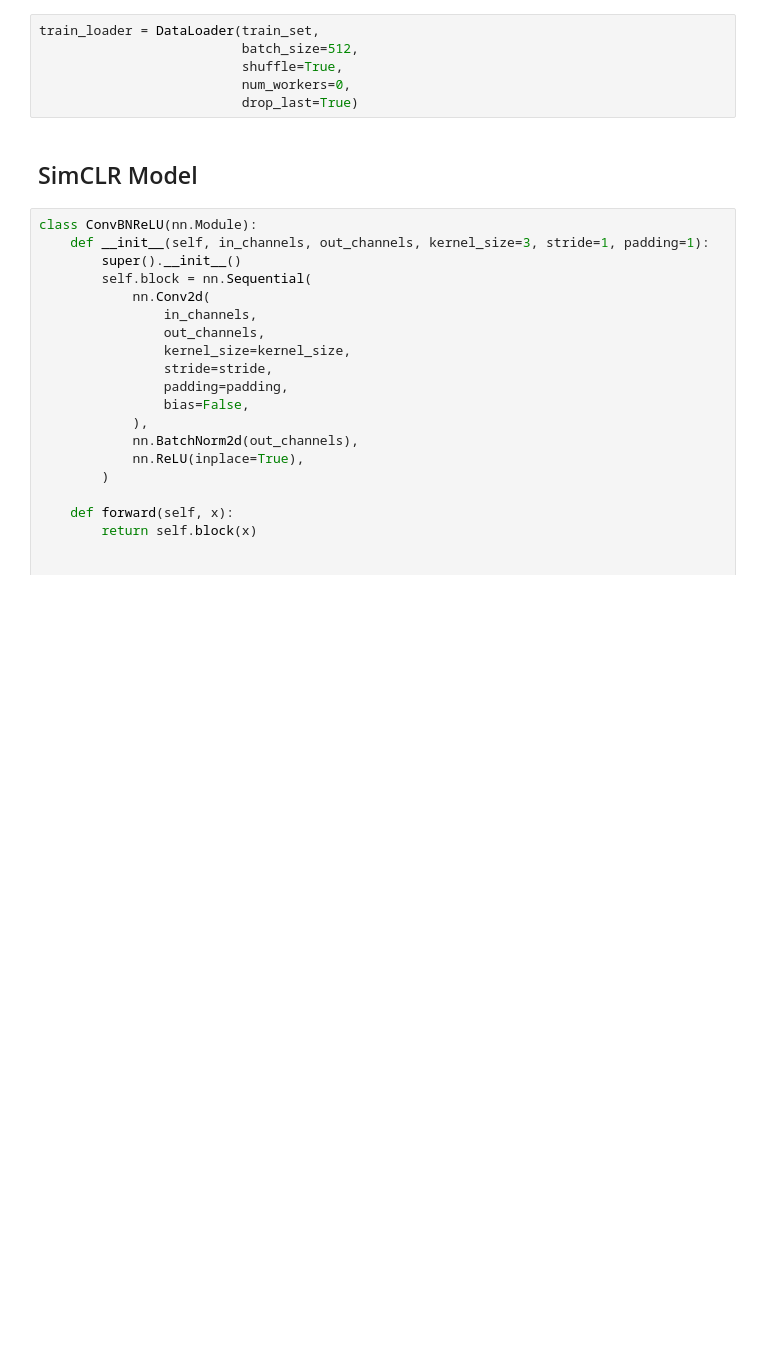
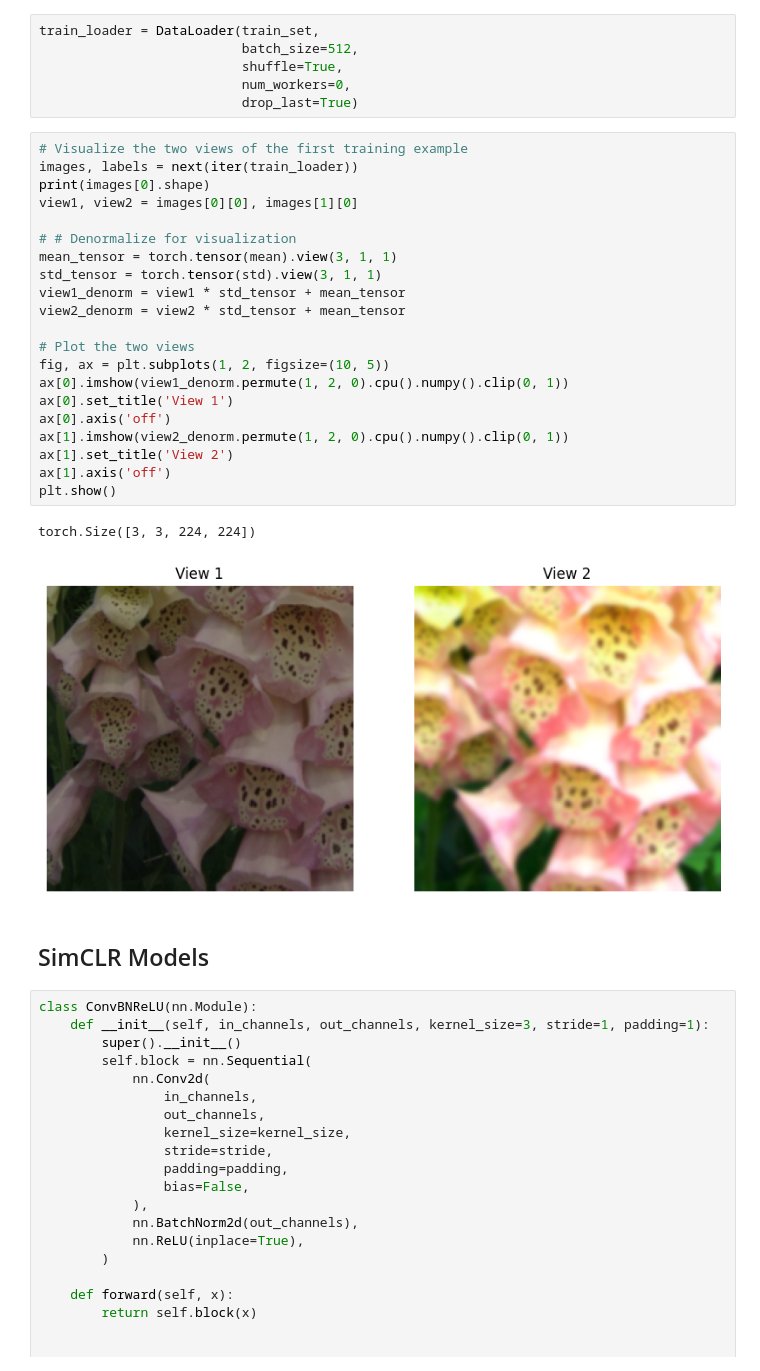
Before and after one commit to zbalkhy/EEC289, a Jupyter notebook: hw3/hw3.ipynb, the cells around one changed output. Saved outputs shown, nothing was run; the diff lists cells and outputs as text; blank space fills up the shorter version.

```diff
--- a/hw3/hw3.ipynb
+++ b/hw3/hw3.ipynb
@@ -278,8 +283,32 @@ train_loader = DataLoader(train_set,
                           shuffle=True,
                           num_workers=0,
                           drop_last=True)
+# %%
+# Visualize the two views of the first training example
+images, labels = next(iter(train_loader))
+print(images[0].shape)
+view1, view2 = images[0][0], images[1][0]
+
+# # Denormalize for visualization
+mean_tensor = torch.tensor(mean).view(3, 1, 1)
+std_tensor = torch.tensor(std).view(3, 1, 1)
+view1_denorm = view1 * std_tensor + mean_tensor
+view2_denorm = view2 * std_tensor + mean_tensor
+
+# Plot the two views
+fig, ax = plt.subplots(1, 2, figsize=(10, 5))
+ax[0].imshow(view1_denorm.permute(1, 2, 0).cpu().numpy().clip(0, 1))
+ax[0].set_title('View 1')
+ax[0].axis('off')
+ax[1].imshow(view2_denorm.permute(1, 2, 0).cpu().numpy().clip(0, 1))
+ax[1].set_title('View 2')
+ax[1].axis('off')
+plt.show()
+# %% [output]
+torch.Size([3, 3, 224, 224])
+[figure, added]
 # %% [markdown]
-## SimCLR Model
+## SimCLR Models
 # %%
 class ConvBNReLU(nn.Module):
     def __init__(self, in_channels, out_channels, kernel_size=3, stride=1, padding=1):
```
Also changed, not shown: parts of 13 cells of this notebook.
